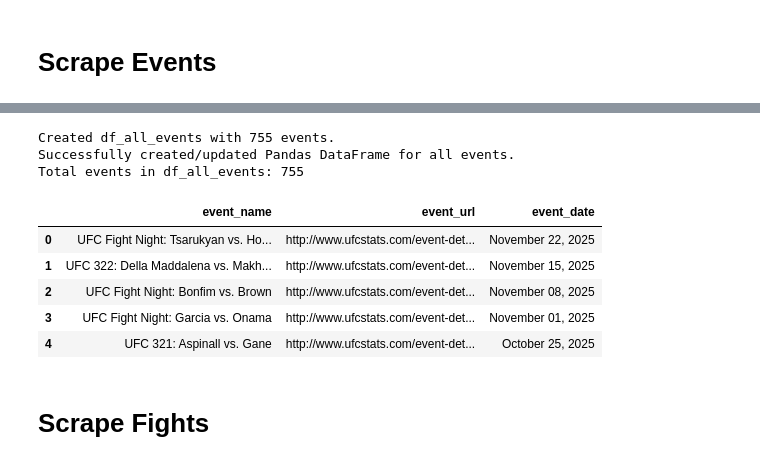
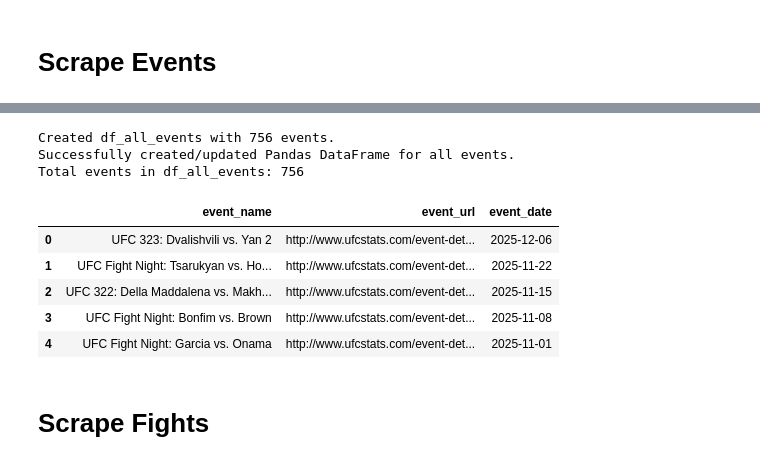
Before and after one commit to brad-paton/UFC_Rankings, a Jupyter notebook: UFCStatsScrape.ipynb, the cells around one changed output, grey strips where cells are left out. Drawn from its saved outputs; the diff is of its cells as text; code cells hidden in the pictures.

```diff
--- a/UFCStatsScrape.ipynb
+++ b/UFCStatsScrape.ipynb
@@ -60,27 +62,31 @@ All 755 events will be used.
 # %%
 # Combine existing events with newly scraped events if applicable
 if scrape_new_data_only and not existing_df_all_events.empty:
     # Concatenate new events with existing events, avoiding duplicates based on 'event_url'
     updated_df_all_events = pd.concat([existing_df_all_events, events_to_scrape_fights_from]).drop_duplicates(subset=['event_url']).reset_index(drop=True)
     print(f"Combined existing ({len(existing_df_all_events)}) and new events ({len(events_to_scrape_fights_from)}) into {len(updated_df_all_events)} events.")
 else:
     updated_df_all_events = events_to_scrape_fights_from
     print(f"Created df_all_events with {len(updated_df_all_events)} events.")
 
 df_all_events = updated_df_all_events
+
+df_all_events['event_date'] = pd.to_datetime(df_all_events['event_date'], errors='coerce')
+df_all_events = df_all_events.sort_values('event_date', ascending=False).reset_index(drop=True)
+
 print("Successfully created/updated Pandas DataFrame for all events.")
 print(f"Total events in df_all_events: {len(df_all_events)}")
 display(df_all_events.head())
 # %% [output]
-Created df_all_events with 755 events.
+Created df_all_events with 756 events.
 Successfully created/updated Pandas DataFrame for all events.
-Total events in df_all_events: 755
+Total events in df_all_events: 756
 |  | event_name | event_url | event_date |
-| 0 | UFC Fight Night: Tsarukyan vs. Ho... | http://www.ufcstats.com/event-det... | November 22, 2025 |
-| 1 | UFC 322: Della Maddalena vs. Makh... | http://www.ufcstats.com/event-det... | November 15, 2025 |
-| 2 | UFC Fight Night: Bonfim vs. Brown | http://www.ufcstats.com/event-det... | November 08, 2025 |
-| 3 | UFC Fight Night: Garcia vs. Onama | http://www.ufcstats.com/event-det... | November 01, 2025 |
-| 4 | UFC 321: Aspinall vs. Gane | http://www.ufcstats.com/event-det... | October 25, 2025 |
+| 0 | UFC 323: Dvalishvili vs. Yan 2 | http://www.ufcstats.com/event-det... | 2025-12-06 |
+| 1 | UFC Fight Night: Tsarukyan vs. Ho... | http://www.ufcstats.com/event-det... | 2025-11-22 |
+| 2 | UFC 322: Della Maddalena vs. Makh... | http://www.ufcstats.com/event-det... | 2025-11-15 |
+| 3 | UFC Fight Night: Bonfim vs. Brown | http://www.ufcstats.com/event-det... | 2025-11-08 |
+| 4 | UFC Fight Night: Garcia vs. Onama | http://www.ufcstats.com/event-det... | 2025-11-01 |
 # %%
 df_all_events.to_csv(events_csv_path, index=False)
 # %% [markdown]
```
Also changed, not shown: parts of 9 cells of this notebook, 4 other files.
